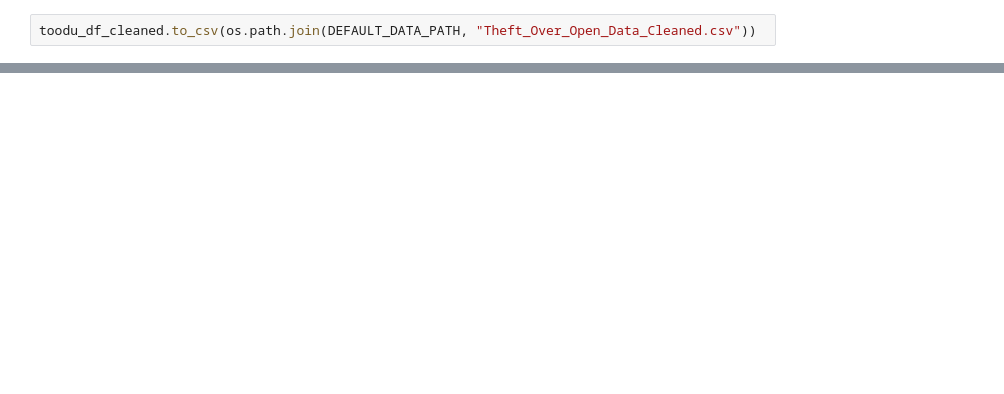
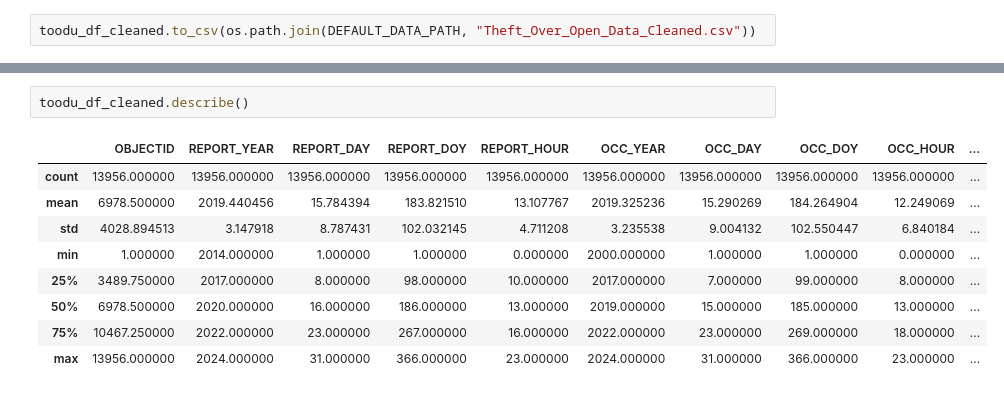
Before and after one commit to Hi-kue/syncgraph-309, a Jupyter notebook: server/insights/c309_r1_toodu_dem.ipynb, the cells around one changed output, grey strips where cells are left out. Cells and saved outputs as stored; diff of their text form; blank space fills up the shorter version.

```diff
--- a/server/insights/c309_r1_toodu_dem.ipynb
+++ b/server/insights/c309_r1_toodu_dem.ipynb
@@ -524,0 +532,12 @@ toodu_df_cleaned.to_csv(os.path.join(DEFAULT_DATA_PATH, "Theft_Over_Open_Data_Cl
+# %%
+toodu_df_cleaned.describe()
+# %% [output]
+|  | OBJECTID | REPORT_YEAR | REPORT_DAY | REPORT_DOY | REPORT_HOUR | OCC_YEAR | OCC_DAY | OCC_DOY | OCC_HOUR | ... |
+| count | 13956.000000 | 13956.000000 | 13956.000000 | 13956.000000 | 13956.000000 | 13956.000000 | 13956.000000 | 13956.000000 | 13956.000000 | ... |
+| mean | 6978.500000 | 2019.440456 | 15.784394 | 183.821510 | 13.107767 | 2019.325236 | 15.290269 | 184.264904 | 12.249069 | ... |
+| std | 4028.894513 | 3.147918 | 8.787431 | 102.032145 | 4.711208 | 3.235538 | 9.004132 | 102.550447 | 6.840184 | ... |
+| min | 1.000000 | 2014.000000 | 1.000000 | 1.000000 | 0.000000 | 2000.000000 | 1.000000 | 1.000000 | 0.000000 | ... |
+| 25% | 3489.750000 | 2017.000000 | 8.000000 | 98.000000 | 10.000000 | 2017.000000 | 7.000000 | 99.000000 | 8.000000 | ... |
+| 50% | 6978.500000 | 2020.000000 | 16.000000 | 186.000000 | 13.000000 | 2019.000000 | 15.000000 | 185.000000 | 13.000000 | ... |
+| 75% | 10467.250000 | 2022.000000 | 23.000000 | 267.000000 | 16.000000 | 2022.000000 | 23.000000 | 269.000000 | 18.000000 | ... |
+| max | 13956.000000 | 2024.000000 | 31.000000 | 366.000000 | 23.000000 | 2024.000000 | 31.000000 | 366.000000 | 23.000000 | ... |
```
Also changed, not shown: parts of 3 cells of this notebook, 3 other files.
